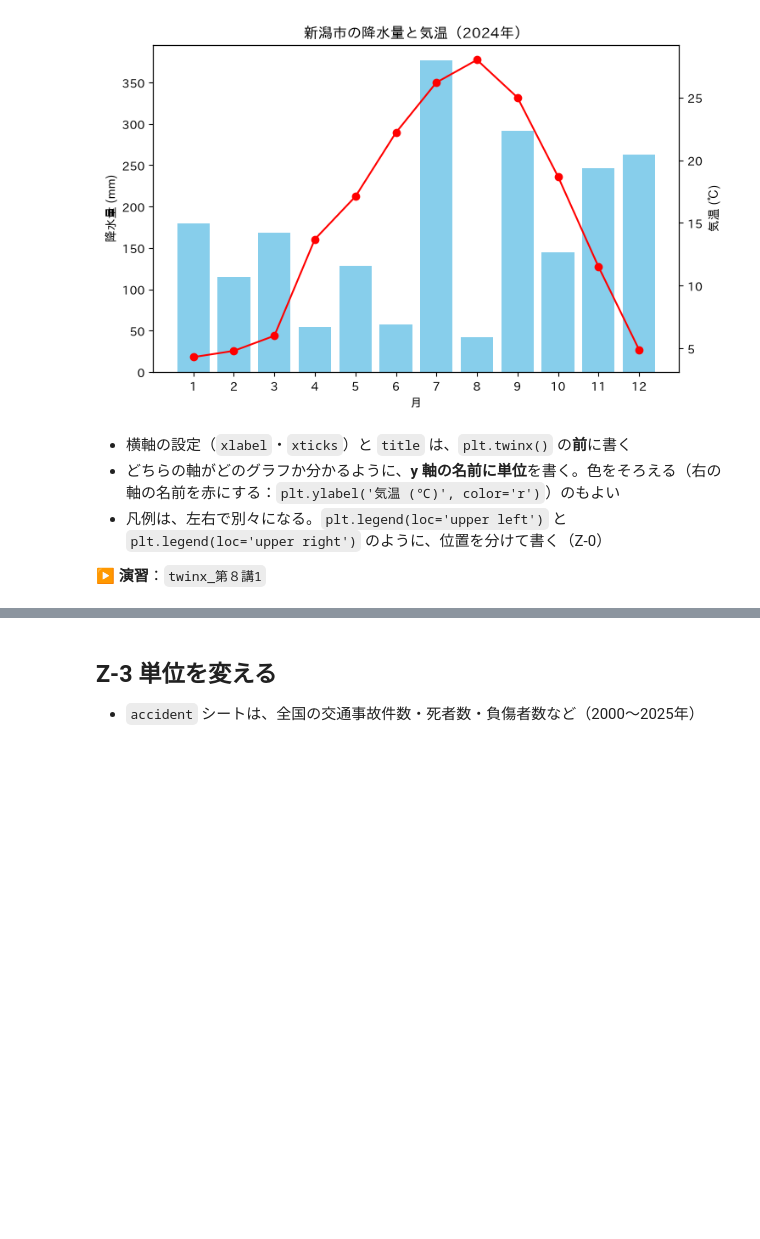
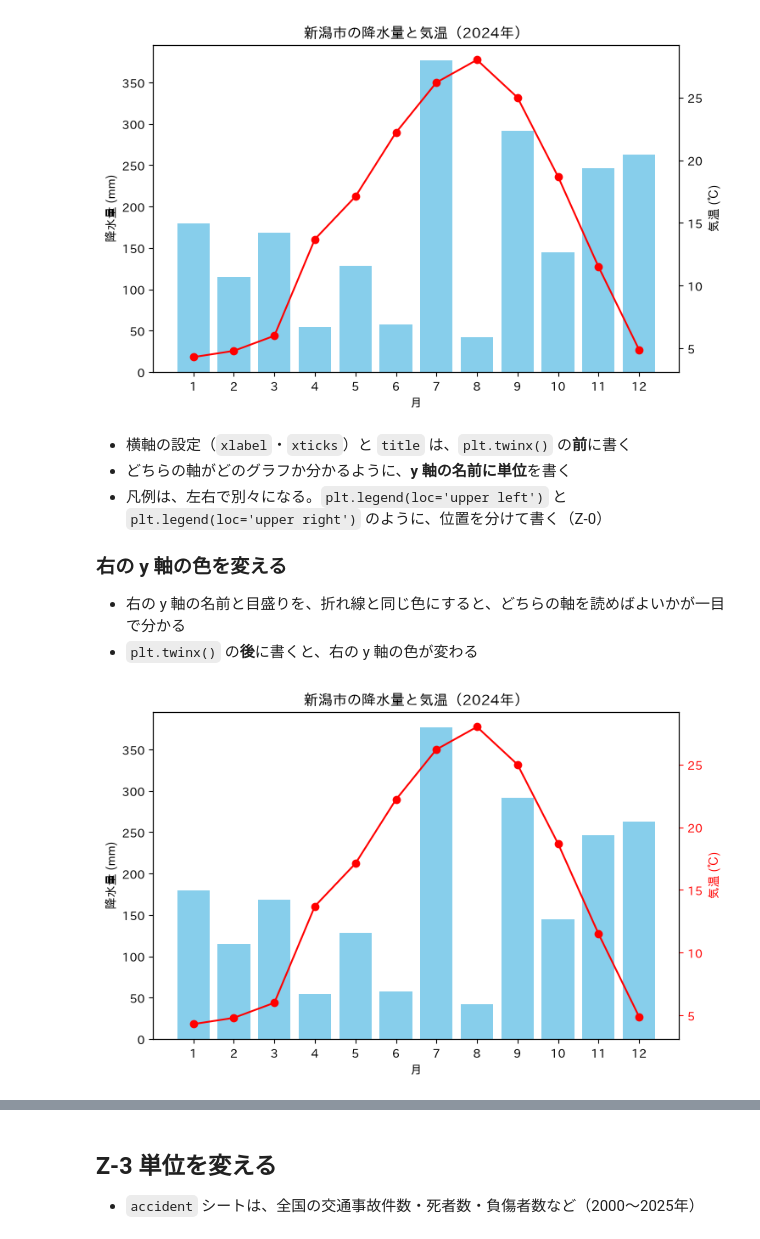
Before and after one commit to CreativeStudies-NGT/lectures, a Jupyter notebook: dsa/DSA2026_第８講_複合グラフ_注釈.ipynb, the cells around one changed output, grey strips where cells are left out. Cells and saved outputs as stored; diff of their text form; code cells hidden in the pictures; blank space fills up the shorter version.

Commit message:
Add right y-axis color to Z-2 of DSA2026 lecture 8 notebook
Co-Authored-By: Claude Opus 5.5 <noreply@anthropic.com>

```diff
--- a/dsa/DSA2026_第８講_複合グラフ_注釈.ipynb
+++ b/dsa/DSA2026_第８講_複合グラフ_注釈.ipynb
@@ -210,7 +210,27 @@ plt.show()
 [figure]
 # %% [markdown]
 - 横軸の設定（`xlabel`・`xticks`）と `title` は、`plt.twinx()` の**前**に書く
-- どちらの軸がどのグラフか分かるように、**y 軸の名前に単位**を書く。色をそろえる（右の軸の名前を赤にする：`plt.ylabel('気温 (℃)', color='r')`）のもよい
+- どちらの軸がどのグラフか分かるように、**y 軸の名前に単位**を書く
 - 凡例は、左右で別々になる。`plt.legend(loc='upper left')` と `plt.legend(loc='upper right')` のように、位置を分けて書く（Z-0）
 
-▶ **演習**：`twinx_第８講1`
+### 右の y 軸の色を変える
+
+- 右の y 軸の名前と目盛りを、折れ線と同じ色にすると、どちらの軸を読めばよいかが一目で分かる
+- `plt.twinx()` の**後**に書くと、右の y 軸の色が変わる
+# %%
+plt.figure(figsize=(8, 5))
+
+plt.bar(df['月'], df['降水量'], color='skyblue', label='降水量')
+plt.ylabel('降水量 (mm)')
+plt.xlabel('月')
+plt.title('新潟市の降水量と気温（2024年）')
+plt.xticks(range(1, 13))
+
+plt.twinx()
+plt.plot(df['月'], df['気温'], color='r', marker='o', label='気温')
+plt.ylabel('気温 (℃)', color='r')          # 軸の名前の色
+plt.tick_params(axis='y', colors='r')     # 目盛りと目盛りの数字の色
+
+plt.show()
+# %% [output]
+[figure, added]
```
Also changed, not shown: parts of 2 cells of this notebook.
